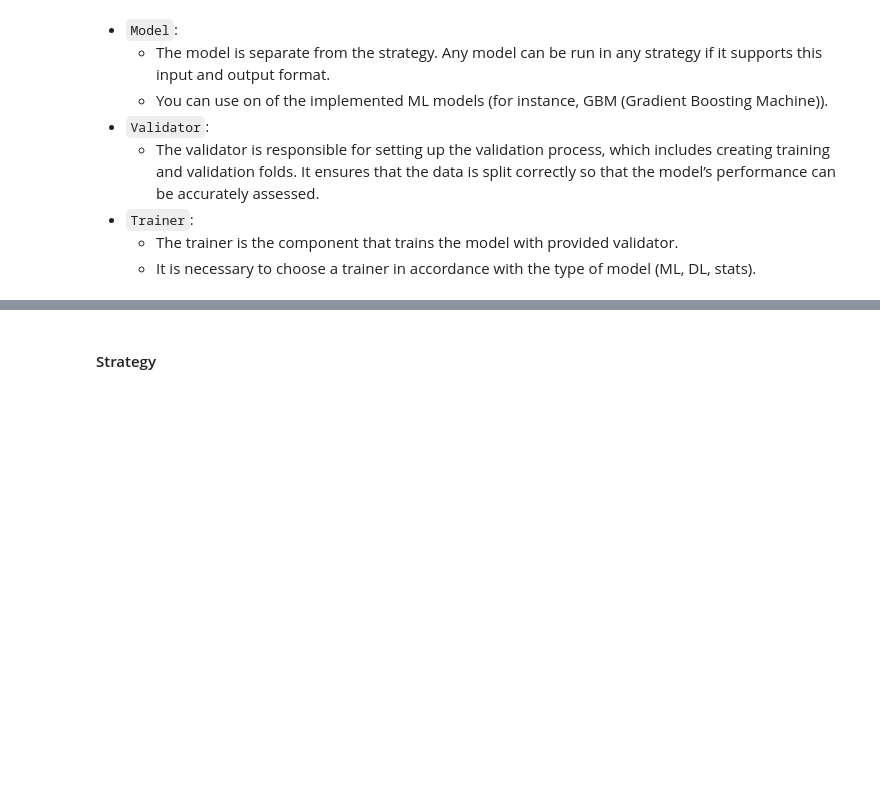
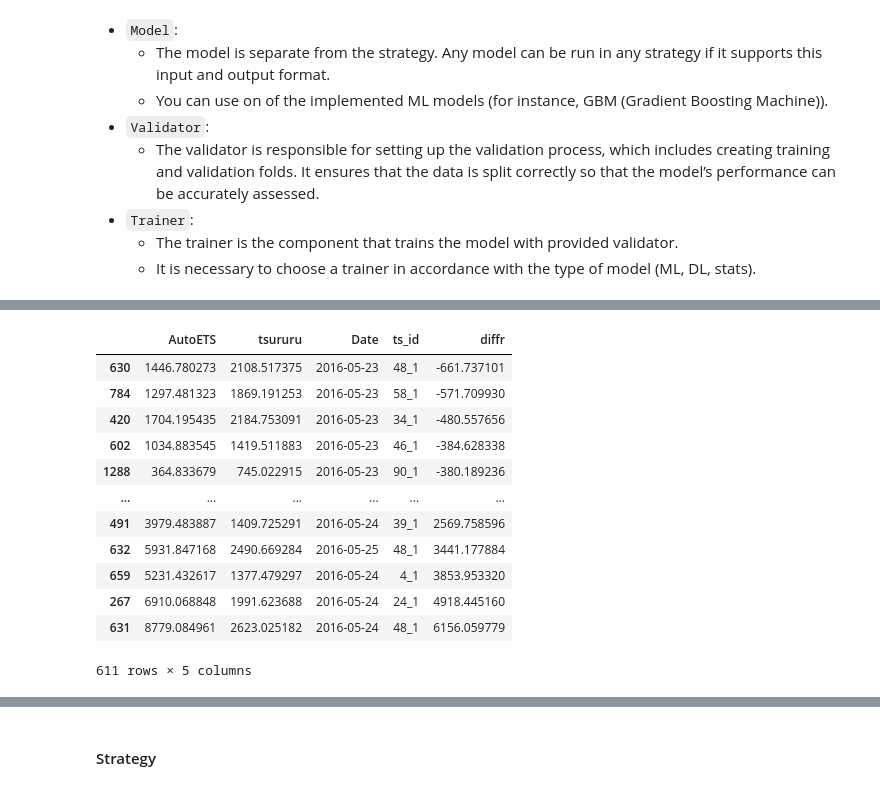
Before and after one commit to sb-ai-lab/tsururu, a Jupyter notebook: Tutorial_3_StatModels.ipynb, the cells around one changed output, grey strips where cells are left out. Drawn from its saved outputs; the diff is of its cells as text; code cells hidden in the pictures; blank space fills up the shorter version.

```diff
--- a/Tutorial_3_StatModels.ipynb
+++ b/Tutorial_3_StatModels.ipynb
@@ -347,0 +343,3 @@ StatsForecast(models=[<tsururu.models.stats.ETS_Model object at 0x...>])
+# %%
+forecast_st = sf.predict(h=7)
+forecast_st.AutoETS.tolist()
@@ -348,2 +364,2 @@ StatsForecast(models=[<tsururu.models.stats.ETS_Model object at 0x...>])
 # %%
-forecast = stat_strategy.predict(dataset)
+_, forecast = stat_strategy.predict(dataset)
@@ -354,0 +386,3 @@ ValueError: cannot reshape array of size 1442 into shape (0,)
+# %%
+compr = pd.DataFrame({'AutoETS': forecast_st.AutoETS.tolist(), 'tsururu': forecast.Demand.tolist(), 'Date': forecast.Date, 'ts_id': forecast.id})
+compr['diffr'] = (compr.AutoETS-compr.tsururu).astype(float)
@@ -354,0 +391,17 @@ ValueError: cannot reshape array of size 1442 into shape (0,)
+# %%
+big_diff = compr[(compr.diffr>diff_eps) | (compr.diffr<-diff_eps)]
+big_diff.sort_values(by='diffr')
+# %% [output]
+|  | AutoETS | tsururu | Date | ts_id | diffr |
+| 630 | 1446.780273 | 2108.517375 | 2016-05-23 | 48_1 | -661.737101 |
+| 784 | 1297.481323 | 1869.191253 | 2016-05-23 | 58_1 | -571.709930 |
+| 420 | 1704.195435 | 2184.753091 | 2016-05-23 | 34_1 | -480.557656 |
+| 602 | 1034.883545 | 1419.511883 | 2016-05-23 | 46_1 | -384.628338 |
+| 1288 | 364.833679 | 745.022915 | 2016-05-23 | 90_1 | -380.189236 |
+| ... | ... | ... | ... | ... | ... |
+| 491 | 3979.483887 | 1409.725291 | 2016-05-24 | 39_1 | 2569.758596 |
+| 632 | 5931.847168 | 2490.669284 | 2016-05-25 | 48_1 | 3441.177884 |
+| 659 | 5231.432617 | 1377.479297 | 2016-05-24 | 4_1 | 3853.953320 |
+| 267 | 6910.068848 | 1991.623688 | 2016-05-24 | 24_1 | 4918.445160 |
+| 631 | 8779.084961 | 2623.025182 | 2016-05-24 | 48_1 | 6156.059779 |
+611 rows × 5 columns
```
Also changed, not shown: parts of 16 cells of this notebook, 5 other files.
